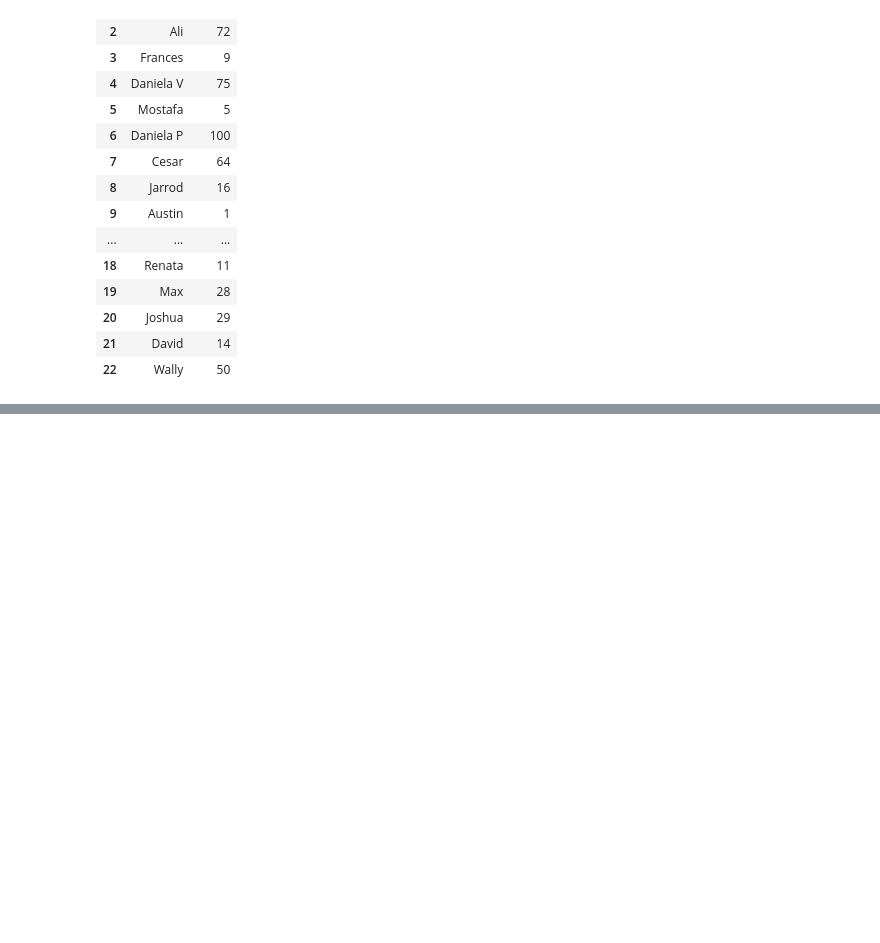
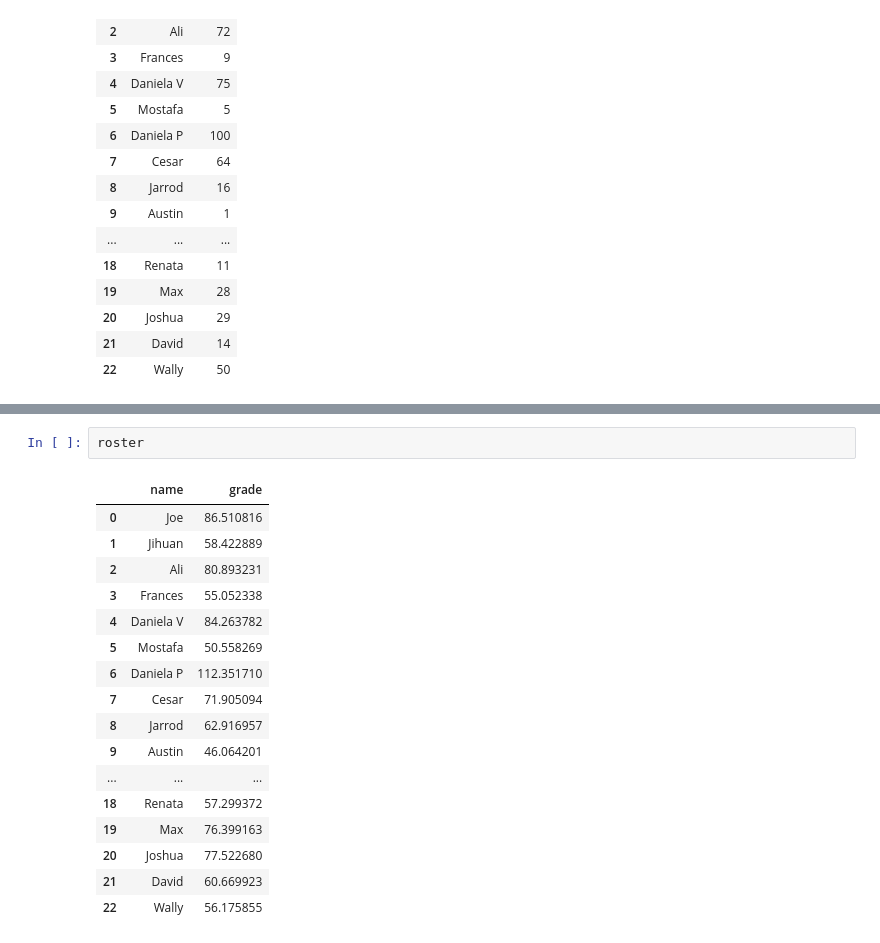
Before and after one commit to austinknies/python_workshop, a Jupyter notebook: pandas_intro.ipynb, the cells around one changed output, grey strips where cells are left out. Saved outputs shown, nothing was run; the diff lists cells and outputs as text; blank space fills up the shorter version.

```diff
--- a/pandas_intro.ipynb
+++ b/pandas_intro.ipynb
@@ -183,0 +224,20 @@ roster
+# %%
+roster
+# %% [output]
+|  | name | grade |
+| 0 | Joe | 86.510816 |
+| 1 | Jihuan | 58.422889 |
+| 2 | Ali | 80.893231 |
+| 3 | Frances | 55.052338 |
+| 4 | Daniela V | 84.263782 |
+| 5 | Mostafa | 50.558269 |
+| 6 | Daniela P | 112.351710 |
+| 7 | Cesar | 71.905094 |
+| 8 | Jarrod | 62.916957 |
+| 9 | Austin | 46.064201 |
+| ... | ... | ... |
+| 18 | Renata | 57.299372 |
+| 19 | Max | 76.399163 |
+| 20 | Joshua | 77.522680 |
+| 21 | David | 60.669923 |
+| 22 | Wally | 56.175855 |
```
Also changed, not shown: parts of 14 cells of this notebook, 1 other file.
